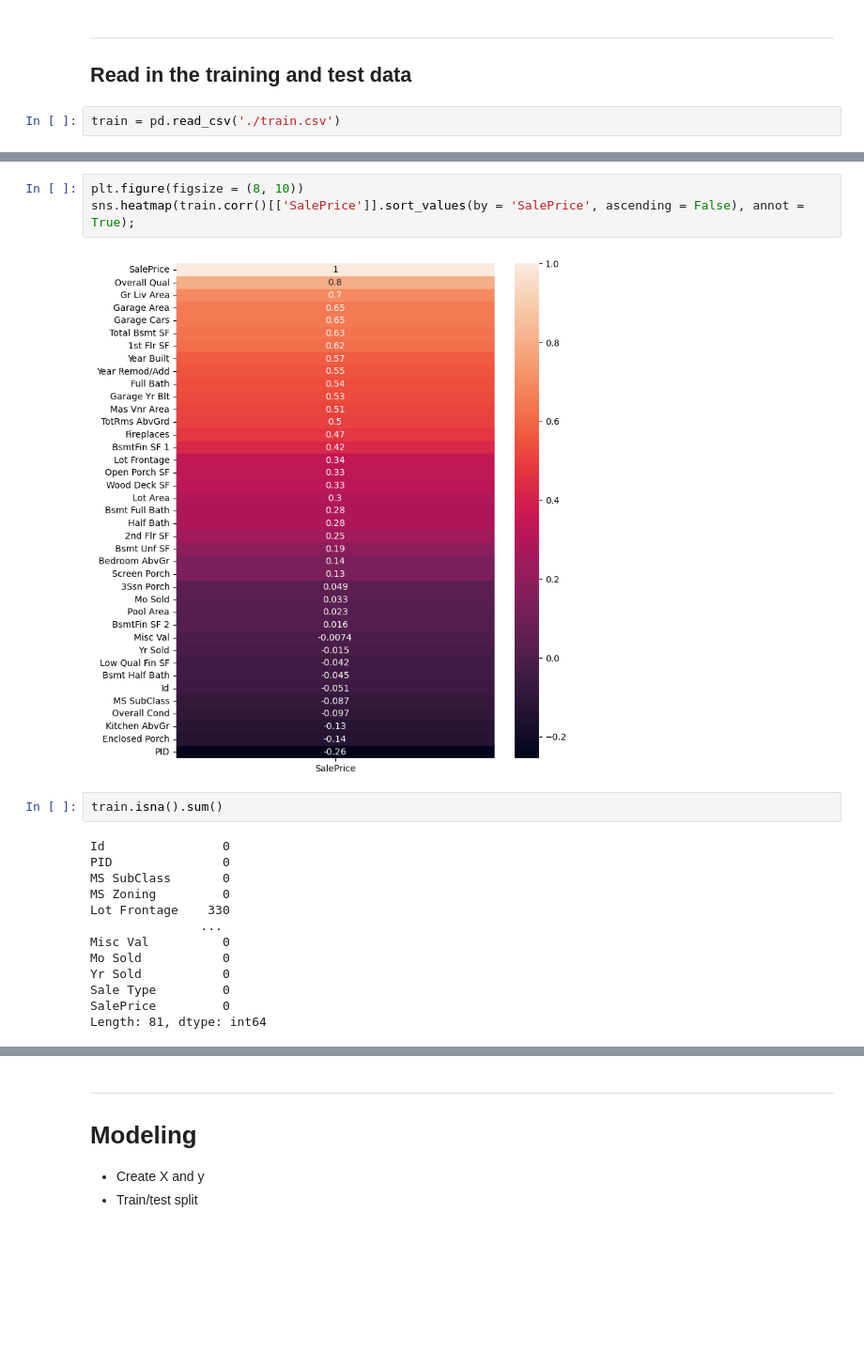
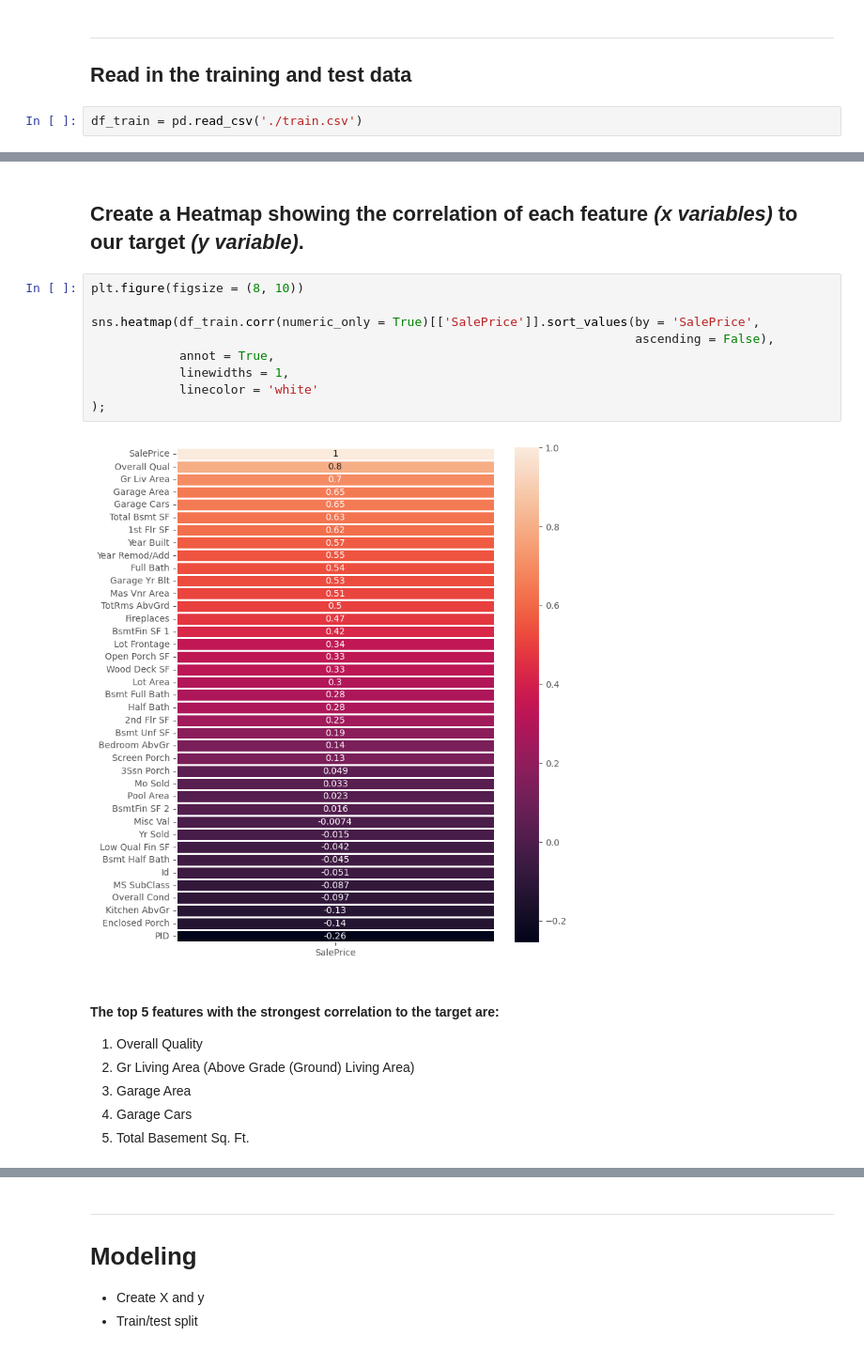
Before and after one commit to Lomeli23/ames_market_analysis, a Jupyter notebook: P2.ipynb, the cells around one changed output, grey strips where cells are left out. Shown: that part at 94% size. Saved outputs shown, nothing was run; the diff lists cells and outputs as text; blank space fills up the shorter version.

```diff
--- a/P2.ipynb
+++ b/P2.ipynb
@@ -38,5 +43,5 @@ sample_df.head(2)
 ------
 ## Read in the training and test data
 # %%
-train = pd.read_csv('./train.csv')
+df_train = pd.read_csv('./train.csv')
 # %%
@@ -82,20 +116,20 @@ memory usage: 1.3+ MB
+# %% [markdown]
+## Create a Heatmap showing the correlation of each feature *(x variables)* to our target *(y variable)*.
 # %%
 plt.figure(figsize = (8, 10))
-sns.heatmap(train.corr()[['SalePrice']].sort_values(by = 'SalePrice', ascending = False), annot = True);
+
+sns.heatmap(df_train.corr(numeric_only = True)[['SalePrice']].sort_values(by = 'SalePrice',
+                                                                          ascending = False),
+            annot = True,
+            linewidths = 1,
+            linecolor = 'white'
+);
 # %% [output]
-[figure, old version]
+[figure, new version]
-# %%
-train.isna().sum()
-# %% [output]
-Id                0
-PID               0
-MS SubClass       0
-MS Zoning         0
-Lot Frontage    330
-               ...
-Misc Val          0
-Mo Sold           0
-Yr Sold           0
-Sale Type         0
-SalePrice         0
-Length: 81, dtype: int64
+# %% [markdown]
+#### The top 5 features with the strongest correlation to the target are:
+1. Overall Quality
+2. Gr Living Area (Above Grade (Ground) Living Area)
+3. Garage Area
+4. Garage Cars
+5. Total Basement Sq. Ft.
```
Also changed, not shown: parts of 97 cells of this notebook, 4 other files.
